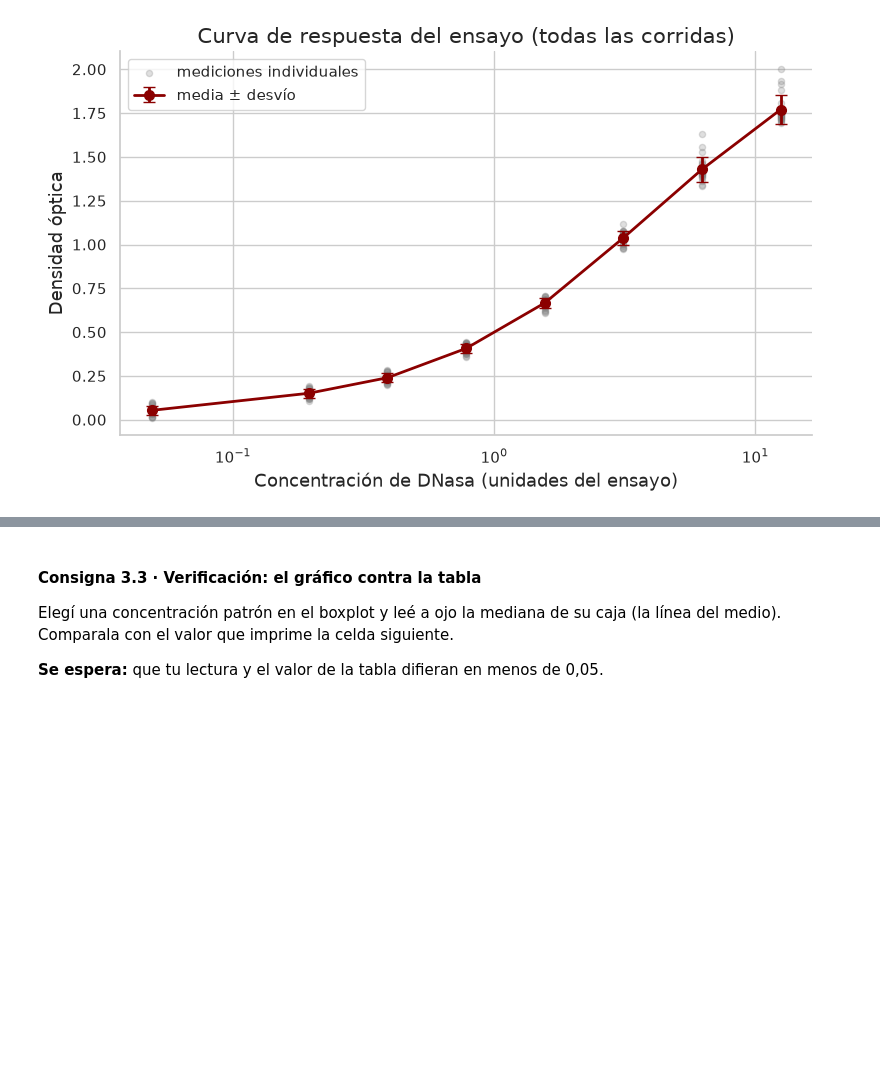
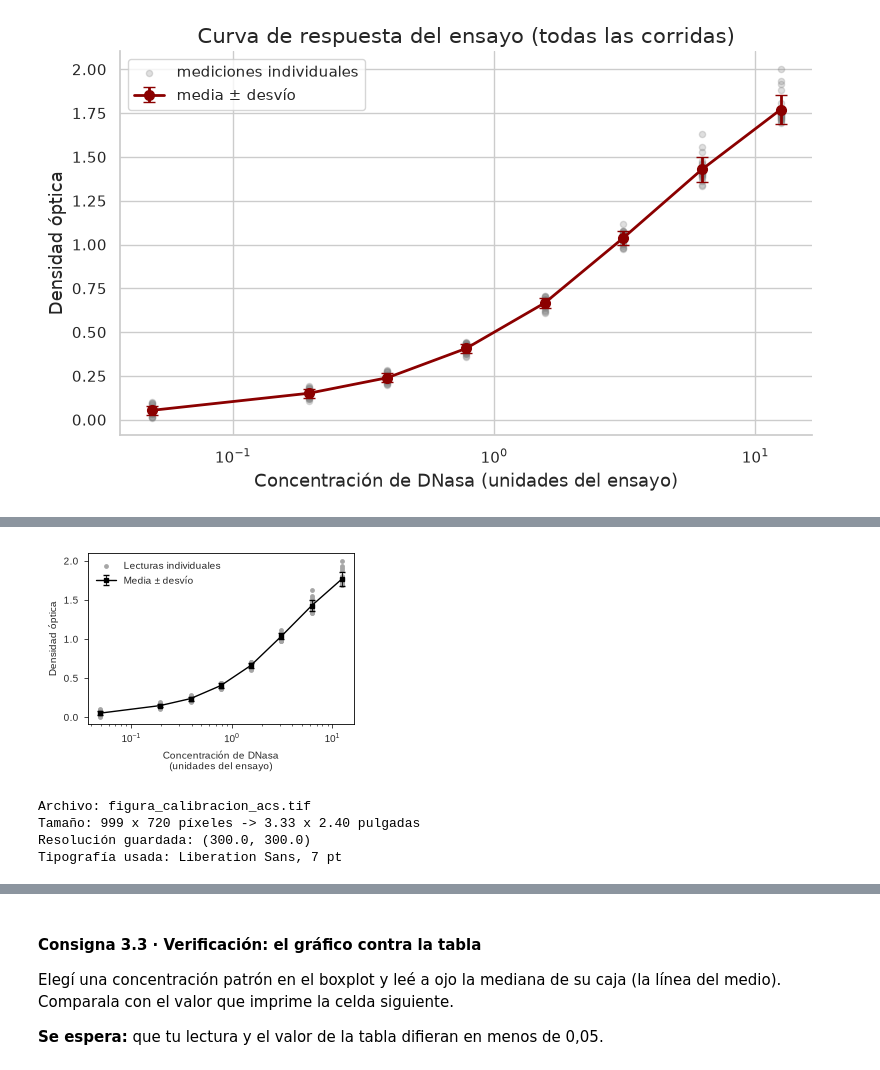
Before and after one commit to mberdakin/ai-data-analysis-workshop-chemistry, a Jupyter notebook: modulo-7/resuelto.ipynb, the cells around one changed output, grey strips where cells are left out. Saved outputs shown, nothing was run; the diff lists cells and outputs as text; code cells hidden in the pictures; blank space fills up the shorter version.

Commit message:
Orienta la consigna 3.2 a preparar una figura con normas editoriales

```diff
--- a/modulo-7/resuelto.ipynb
+++ b/modulo-7/resuelto.ipynb
@@ -532,0 +541,62 @@ plt.show()
+# %%
+# Normas de figuras de ACS, guía para autores de Analytical Chemistry (consultada el 21/10/2026):
+# una columna de hasta 3,33 in de ancho; letra de al menos 4,5 pt (Helvetica o Arial);
+# líneas de al menos 0,5 pt; figuras en color a 300 dpi como mínimo; no depender solo del color.
+from PIL import Image
+
+ANCHO_UNA_COLUMNA = 3.33   # pulgadas
+RESOLUCION = 300           # dpi
+ARCHIVO_FIGURA = "figura_calibracion_acs.tif"
+
+estilo_acs = {
+    "font.family": "sans-serif",
+    "font.sans-serif": ["Arial", "Helvetica", "Liberation Sans", "DejaVu Sans"],  # la primera disponible
+    # El tema de seaborn fija por separado el tamaño de cada texto: hay que fijarlos todos
+    "font.size": 7,
+    "axes.labelsize": 7,
+    "xtick.labelsize": 7,
+    "ytick.labelsize": 7,
+    "legend.fontsize": 7,
+    "axes.grid": False,   # sin grilla de fondo, como en una figura publicada
+    "axes.linewidth": 0.6,
+    "axes.edgecolor": "black",
+    "xtick.bottom": True,  # marcas de graduación en los ejes
+    "ytick.left": True,
+    "xtick.major.size": 3,
+    "ytick.major.size": 3,
+    "xtick.minor.size": 1.5,
+    "xtick.minor.width": 0.5,
+    "xtick.major.width": 0.6,
+    "ytick.major.width": 0.6,
+}
+
+# rc_context aplica el estilo solo a esta figura, sin cambiar los gráficos que siguen
+with plt.rc_context(estilo_acs):
+    fig, eje = plt.subplots(figsize=(ANCHO_UNA_COLUMNA, 2.4))
+    eje.scatter(datos[COLUMNA_X], datos[COLUMNA_Y], s=6, marker="o", color="0.65", label="Lecturas individuales")
+    eje.errorbar(medias[COLUMNA_X], medias["mean"], yerr=medias["std"], fmt="s-", color="black",
+                 markersize=3, linewidth=1, elinewidth=0.6, capsize=2, label="Media ± desvío")
+    eje.set_xscale("log")
+    eje.set_xlabel("Concentración de DNasa\n(unidades del ensayo)")  # en dos líneas para que entre en una columna
+    eje.set_ylabel(NOMBRE_Y)
+    eje.legend(frameon=False)
+    fig.tight_layout()
+    fig.savefig(ARCHIVO_FIGURA, dpi=RESOLUCION)
+    fuente_usada = eje.xaxis.label.get_fontname()  # la tipografía que se usó de verdad
+    tamano_letra = eje.xaxis.label.get_size()
+    plt.show()
+
+# Verificación: qué quedó realmente en el archivo
+with Image.open(ARCHIVO_FIGURA) as imagen:
+    ancho_px, alto_px = imagen.size
+    dpi_archivo = imagen.info.get("dpi")
+print(f"Archivo: {ARCHIVO_FIGURA}")
+print(f"Tamaño: {ancho_px} x {alto_px} píxeles -> {ancho_px / RESOLUCION:.2f} x {alto_px / RESOLUCION:.2f} pulgadas")
+print(f"Resolución guardada: {dpi_archivo}")
+print(f"Tipografía usada: {fuente_usada}, {tamano_letra:.0f} pt")
+# %% [output]
+[figure, added]
+Archivo: figura_calibracion_acs.tif
+Tamaño: 999 x 720 píxeles -> 3.33 x 2.40 pulgadas
+Resolución guardada: (300.0, 300.0)
+Tipografía usada: Liberation Sans, 7 pt
```
Also changed, not shown: parts of 4 cells of this notebook, 2 other files.
